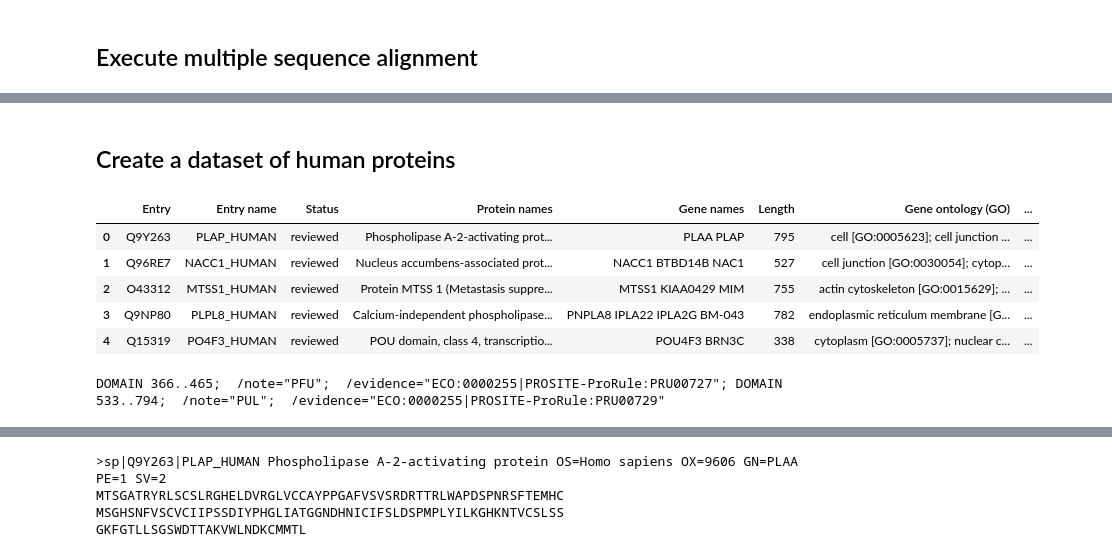
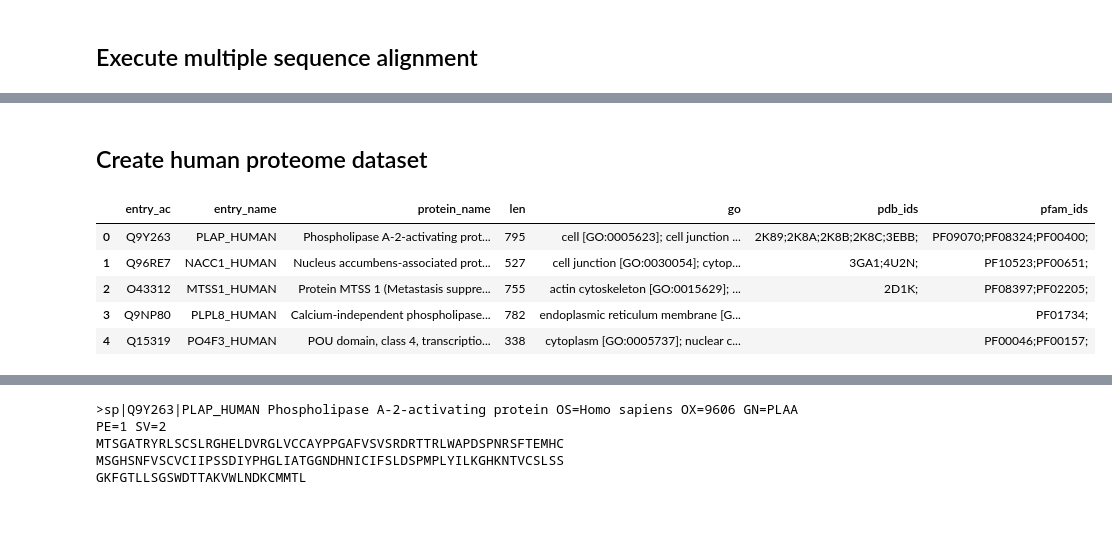
Before and after one commit to damiclem/proteincake, a Jupyter notebook: dataset.ipynb, the cells around one changed output, grey strips where cells are left out. Saved outputs shown, nothing was run; the diff lists cells and outputs as text; code cells hidden in the pictures; blank space fills up the shorter version.

```diff
--- a/dataset.ipynb
+++ b/dataset.ipynb
@@ -153,36 +148,39 @@ assert blast_fasta_len == matches_len, 'Alignments fasta file and dataset length
 # %% [markdown]
-## Create a dataset of human proteins
+## Create human proteome dataset
 # %%
 # Retrieve dataset of human proteins
-status, table, _ = uniprot.make_query('reviewed:yes AND organism:"Homo sapiens (Human) [9606]"', params={
-    'compress': 'no',
-    'columns': ','.join(['id', 'entry name', 'reviewed', 'protein names', 'genes', 'length', 'go',
-                         'database(Pfam)', 'feature(DOMAIN EXTENT)']),
-    'sort': 'score',
-    'format': 'tab'
+status, human_proteome, _ = uniprot.make_query(
+    'reviewed:yes AND organism:"Homo sapiens (Human) [9606]"',
+    params={
+        'compress': 'no',
+        'columns': ','.join(['id', 'entry name', 'protein names', 'length',
+                             'go', 'database(PDB)', 'database(Pfam)']),
+        'sort': 'score',
+        'format': 'tab'
 })
 # %%
 # Create DataFrame object
 
 # Get rows and header row
-rows = table.split('\n')
+rows = human_proteome.split('\n')
 header = rows[0].split('\t')
 
 # Instantiate new dataframe
-human_ds = pd.DataFrame([row.split('\t') for row in rows[1:-1]], columns=header)
-human_ds.to_csv(HUMAN_CSV_PATH, sep='\t', index=False)
-human_ds.head()
+human_proteome = pd.DataFrame([row.split('\t') for row in rows[1:] if row != ''],
+                              columns={'entry_ac': str(), 'entry_name': str(), 'protein_name': str(),
+                                       'len': int(), 'go': str(), 'pdb_ids': str(), 'pfam_ids': str()})
+
+# Save to disk
+human_proteome.to_csv(HUMAN_CSV_PATH, sep='\t', index=False)
+# Show first rows
+human_proteome.head()
 # %% [output]
-|  | Entry | Entry name | Status | Protein names | Gene names | Length | Gene ontology (GO) | ... |
-| 0 | Q9Y263 | PLAP_HUMAN | reviewed | Phospholipase A-2-activating prot... | PLAA PLAP | 795 | cell [GO:0005623]; cell junction ... | ... |
-| 1 | Q96RE7 | NACC1_HUMAN | reviewed | Nucleus accumbens-associated prot... | NACC1 BTBD14B NAC1 | 527 | cell junction [GO:0030054]; cytop... | ... |
-| 2 | O43312 | MTSS1_HUMAN | reviewed | Protein MTSS 1 (Metastasis suppre... | MTSS1 KIAA0429 MIM | 755 | actin cytoskeleton [GO:0015629]; ... | ... |
-| 3 | Q9NP80 | PLPL8_HUMAN | reviewed | Calcium-independent phospholipase... | PNPLA8 IPLA22 IPLA2G BM-043 | 782 | endoplasmic reticulum membrane [G... | ... |
-| 4 | Q15319 | PO4F3_HUMAN | reviewed | POU domain, class 4, transcriptio... | POU4F3 BRN3C | 338 | cytoplasm [GO:0005737]; nuclear c... | ... |
+|  | entry_ac | entry_name | protein_name | len | go | pdb_ids | pfam_ids |
+| 0 | Q9Y263 | PLAP_HUMAN | Phospholipase A-2-activating prot... | 795 | cell [GO:0005623]; cell junction ... | 2K89;2K8A;2K8B;2K8C;3EBB; | PF09070;PF08324;PF00400; |
+| 1 | Q96RE7 | NACC1_HUMAN | Nucleus accumbens-associated prot... | 527 | cell junction [GO:0030054]; cytop... | 3GA1;4U2N; | PF10523;PF00651; |
+| 2 | O43312 | MTSS1_HUMAN | Protein MTSS 1 (Metastasis suppre... | 755 | actin cytoskeleton [GO:0015629]; ... | 2D1K; | PF08397;PF02205; |
+| 3 | Q9NP80 | PLPL8_HUMAN | Calcium-independent phospholipase... | 782 | endoplasmic reticulum membrane [G... |  | PF01734; |
+| 4 | Q15319 | PO4F3_HUMAN | POU domain, class 4, transcriptio... | 338 | cytoplasm [GO:0005737]; nuclear c... |  | PF00046;PF00157; |
-# %%
-print(human_ds.iloc[0]['Domain [FT]'])
-# %% [output]
-DOMAIN 366..465;  /note="PFU";  /evidence="ECO:0000255|PROSITE-ProRule:PRU00727"; DOMAIN 533..794;  /note="PUL";  /evidence="ECO:0000255|PROSITE-ProRule:PRU00729"
 # %%
 # Add boolean column: is given protein in given PF00397 family?
 
```
Also changed, not shown: parts of 21 cells of this notebook, 18 other files.
